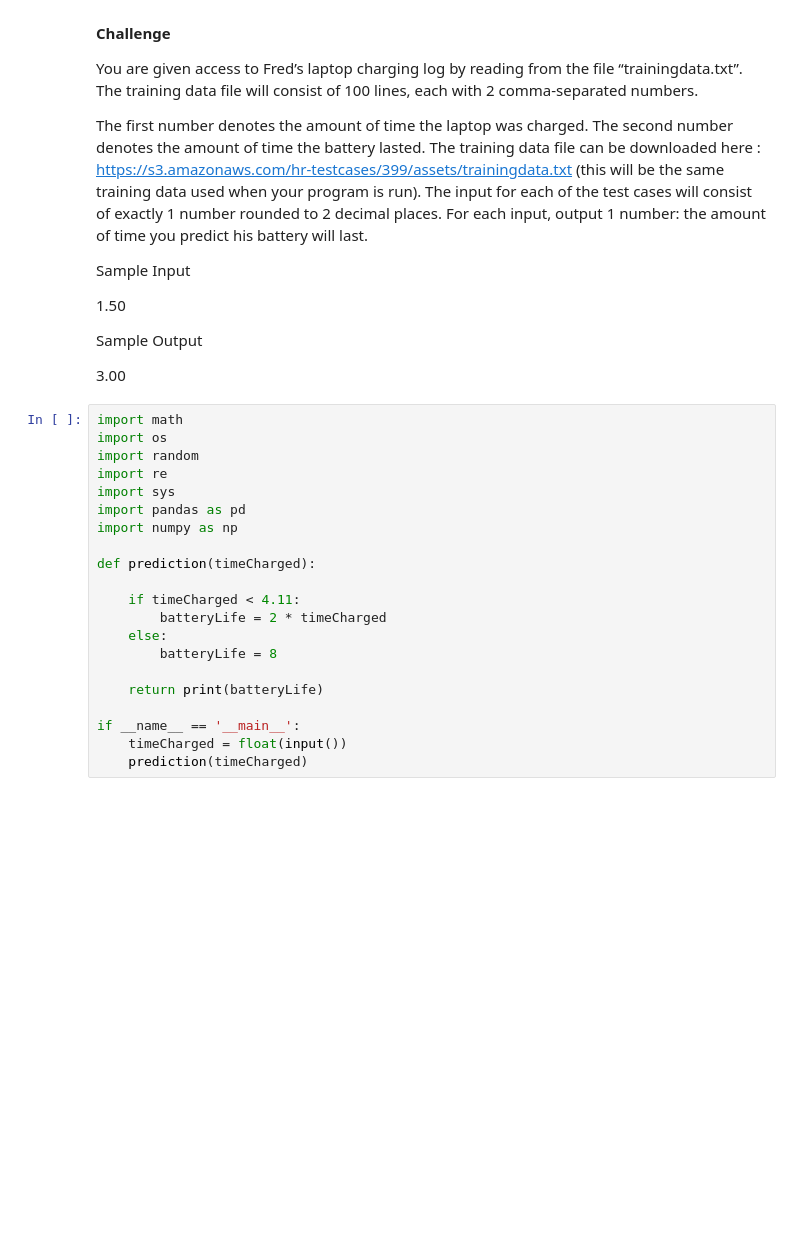
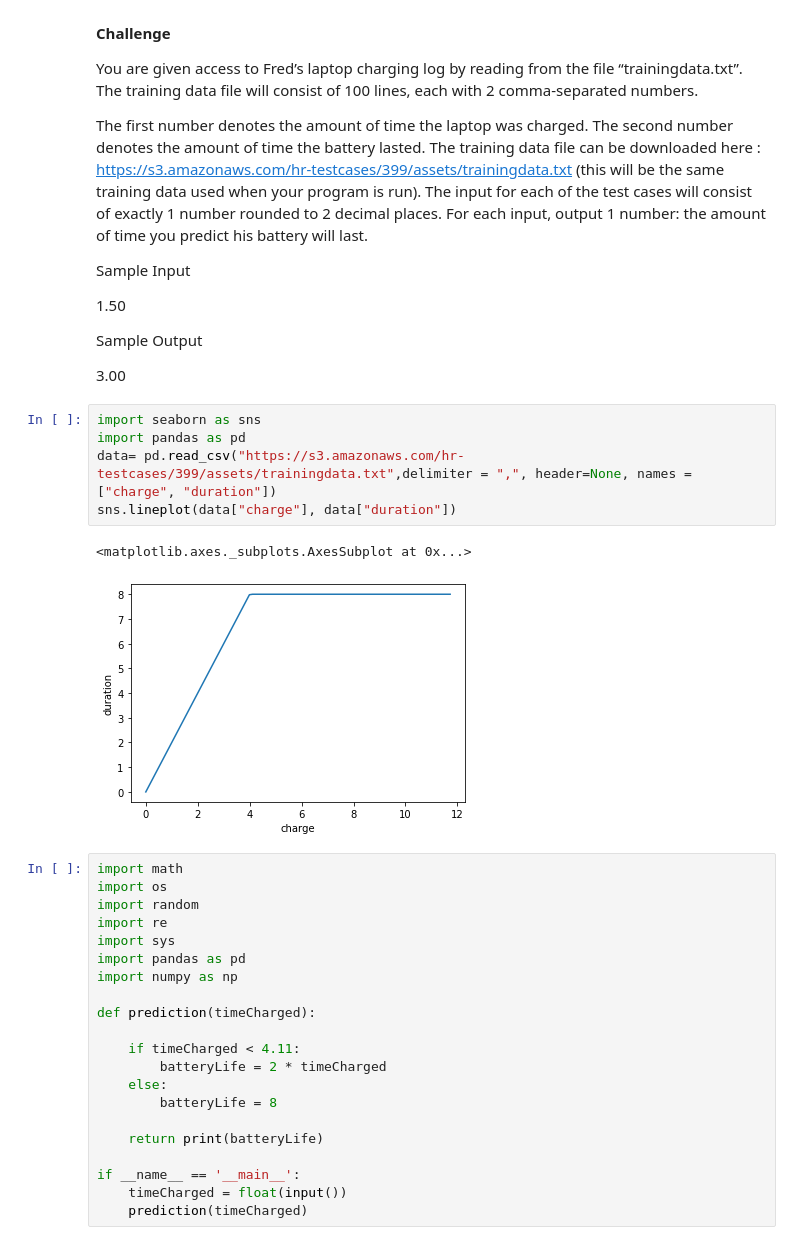
Before and after one commit to tbazzi/Data-Science---Fullstack-Bootcamp, a Jupyter notebook: S10_1_1_Coding_Challenge_SOLUTION.ipynb, the cells around one changed output. Saved outputs shown, nothing was run; the diff lists cells and outputs as text; blank space fills up the shorter version.

```diff
--- a/S10_1_1_Coding_Challenge_SOLUTION.ipynb
+++ b/S10_1_1_Coding_Challenge_SOLUTION.ipynb
@@ -265,6 +265,14 @@ Sample Input
 Sample Output
 
 3.00
+# %%
+import seaborn as sns
+import pandas as pd
+data= pd.read_csv("https://s3.amazonaws.com/hr-testcases/399/assets/trainingdata.txt",delimiter = ",", header=None, names = ["charge", "duration"])
+sns.lineplot(data["charge"], data["duration"])
+# %% [output]
+<matplotlib.axes._subplots.AxesSubplot at 0x...>
+[figure, added]
 # %%
 import math
 import os
```
Also changed, not shown: parts of 3 cells of this notebook.
